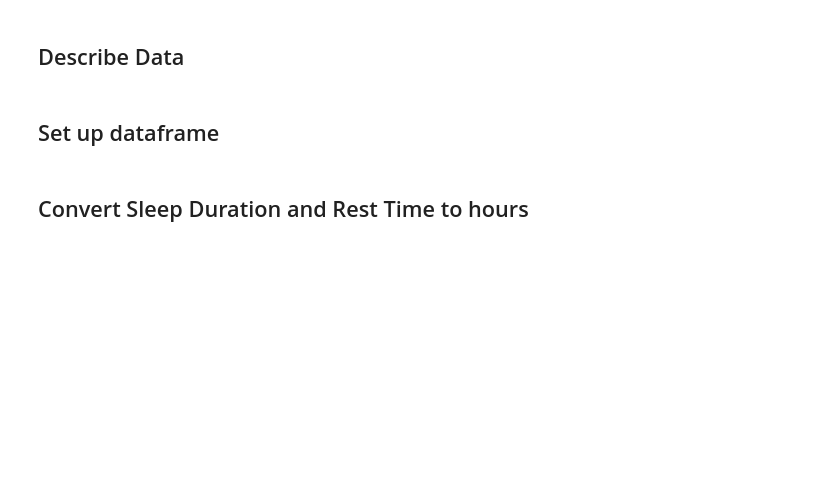
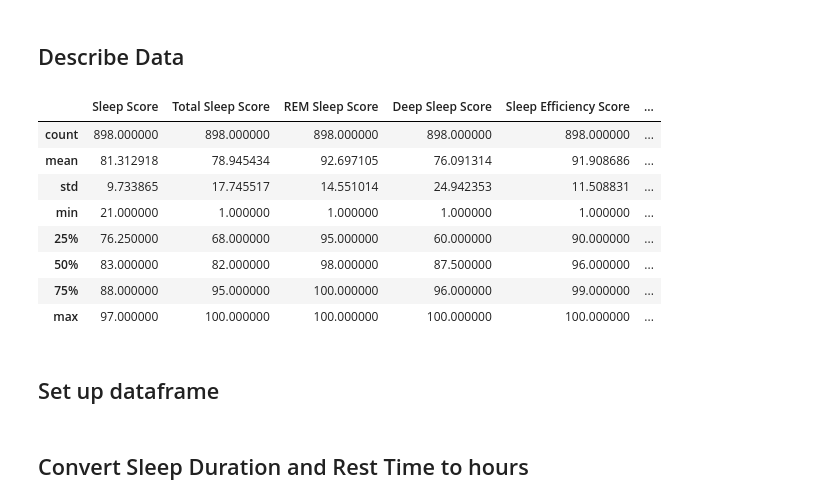
Before and after one commit to Halfslap/Capstone_final, a Jupyter notebook: Capstone.ipynb, the cells around one changed output. Cells and saved outputs as stored; diff of their text form; code cells hidden in the pictures; blank space fills up the shorter version.

Commit message:
Described the data

```diff
--- a/Capstone.ipynb
+++ b/Capstone.ipynb
@@ -63,7 +83,17 @@ health_data
 # %% [markdown]
 ## Describe Data
 # %%
-# health_data.dtypes
+health_data.describe()
+# %% [output]
+|  | Sleep Score | Total Sleep Score | REM Sleep Score | Deep Sleep Score | Sleep Efficiency Score | ... |
+| count | 898.000000 | 898.000000 | 898.000000 | 898.000000 | 898.000000 | ... |
+| mean | 81.312918 | 78.945434 | 92.697105 | 76.091314 | 91.908686 | ... |
+| std | 9.733865 | 17.745517 | 14.551014 | 24.942353 | 11.508831 | ... |
+| min | 21.000000 | 1.000000 | 1.000000 | 1.000000 | 1.000000 | ... |
+| 25% | 76.250000 | 68.000000 | 95.000000 | 60.000000 | 90.000000 | ... |
+| 50% | 83.000000 | 82.000000 | 98.000000 | 87.500000 | 96.000000 | ... |
+| 75% | 88.000000 | 95.000000 | 100.000000 | 96.000000 | 99.000000 | ... |
+| max | 97.000000 | 100.000000 | 100.000000 | 100.000000 | 100.000000 | ... |
 # %% [markdown]
 ## Set up dataframe
 # %%
```
Also changed, not shown: parts of 5 cells of this notebook, 1 other file.
